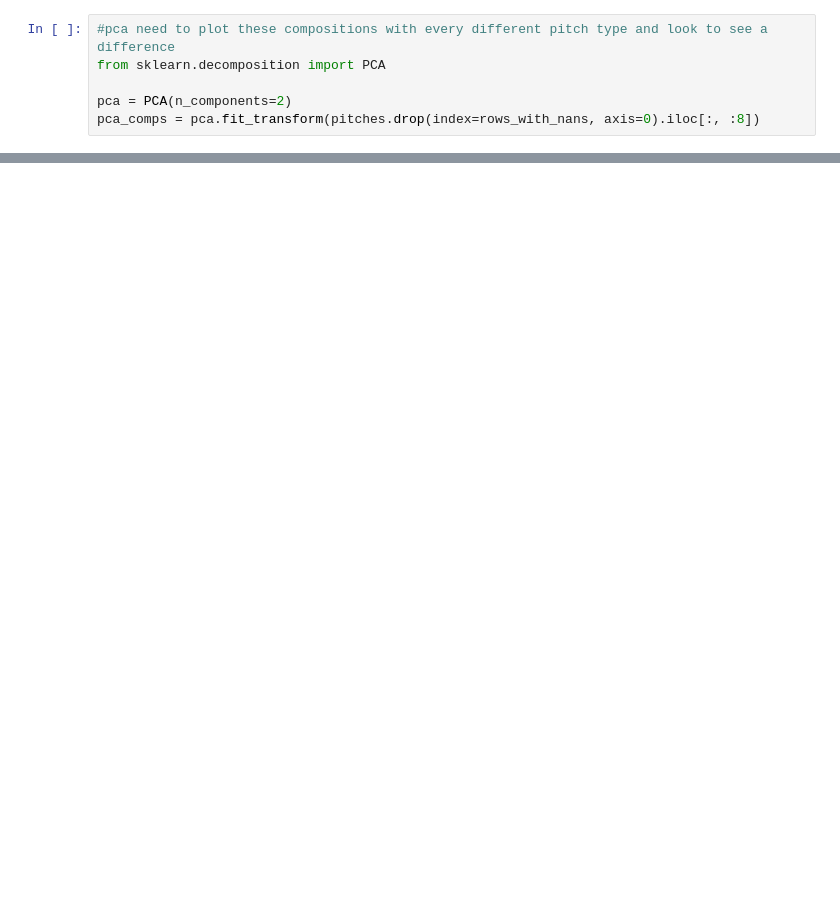
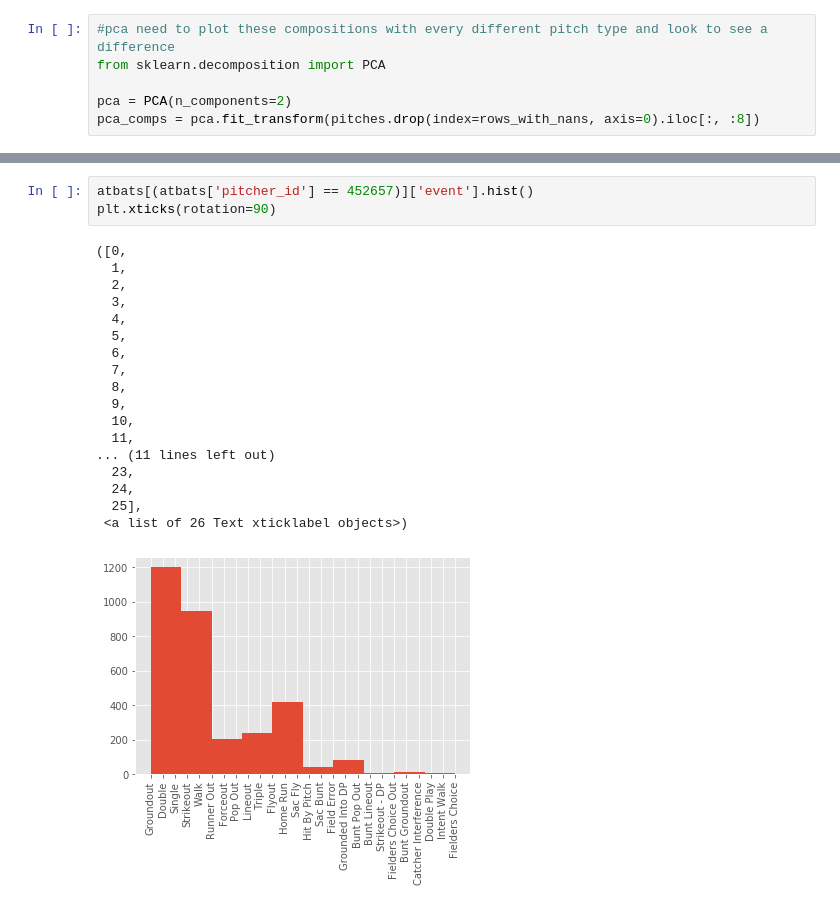
Before and after one commit to morganabbitt/MLB-Pitches, a Jupyter notebook: Notebooks/read_data.ipynb, the cells around one changed output, grey strips where cells are left out. Drawn from its saved outputs; the diff is of its cells as text; blank space fills up the shorter version.

```diff
--- a/Notebooks/read_data.ipynb
+++ b/Notebooks/read_data.ipynb
@@ -115,0 +179,22 @@ dict_values(['Four-Seam Fastball', 'Slider', 'Two-Seam Fastball', 'Change-up', '
+# %%
+atbats[(atbats['pitcher_id'] == 452657)]['event'].hist()
+plt.xticks(rotation=90)
+# %% [output]
+([0,
+  1,
+  2,
+  3,
+  4,
+  5,
+  6,
+  7,
+  8,
+  9,
+  10,
+  11,
+... (11 lines left out)
+  23,
+  24,
+  25],
+ <a list of 26 Text xticklabel objects>)
+[figure, added]
```
Also changed, not shown: parts of 28 cells of this notebook.
